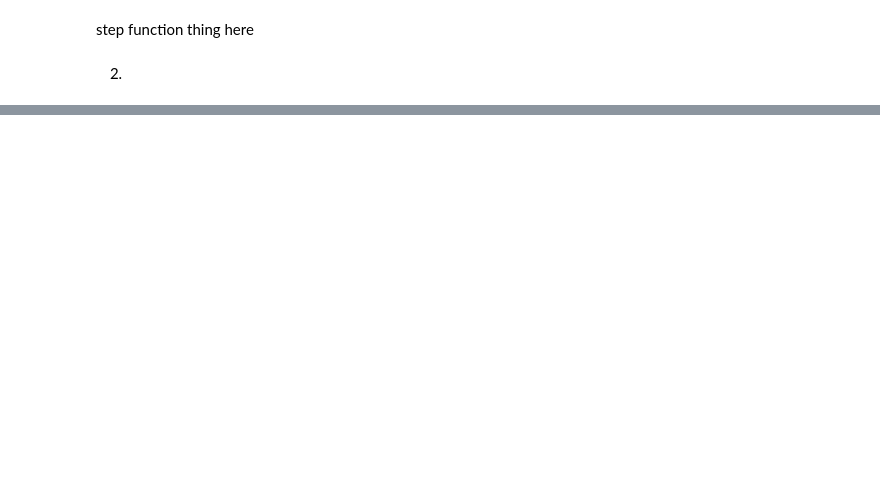
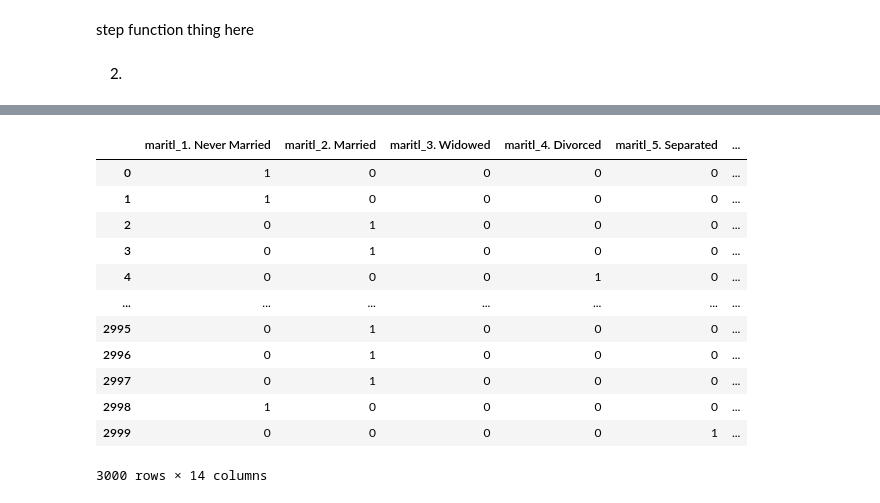
Before and after one commit to bhnord/CS4342, a Jupyter notebook: Assignment 5 Code/Assignment5.ipynb, the cells around one changed output, grey strips where cells are left out. Cells and saved outputs as stored; diff of their text form; code cells hidden in the pictures; blank space fills up the shorter version.

```diff
--- a/Assignment 5 Code/Assignment5.ipynb
+++ b/Assignment 5 Code/Assignment5.ipynb
@@ -111,0 +130,18 @@ Name: sex, dtype: int64
+# %%
+X = df[['maritl', 'race', 'health', 'jobclass', 'sex']]
+X = pd.get_dummies(data=X, drop_first=False)
+X
+# %% [output]
+|  | maritl_1. Never Married | maritl_2. Married | maritl_3. Widowed | maritl_4. Divorced | maritl_5. Separated | ... |
+| 0 | 1 | 0 | 0 | 0 | 0 | ... |
+| 1 | 1 | 0 | 0 | 0 | 0 | ... |
+| 2 | 0 | 1 | 0 | 0 | 0 | ... |
+| 3 | 0 | 1 | 0 | 0 | 0 | ... |
+| 4 | 0 | 0 | 0 | 1 | 0 | ... |
+| ... | ... | ... | ... | ... | ... | ... |
+| 2995 | 0 | 1 | 0 | 0 | 0 | ... |
+| 2996 | 0 | 1 | 0 | 0 | 0 | ... |
+| 2997 | 0 | 1 | 0 | 0 | 0 | ... |
+| 2998 | 1 | 0 | 0 | 0 | 0 | ... |
+| 2999 | 0 | 0 | 0 | 0 | 1 | ... |
+3000 rows × 14 columns
```
Also changed, not shown: parts of 11 cells of this notebook, 1 other file.
